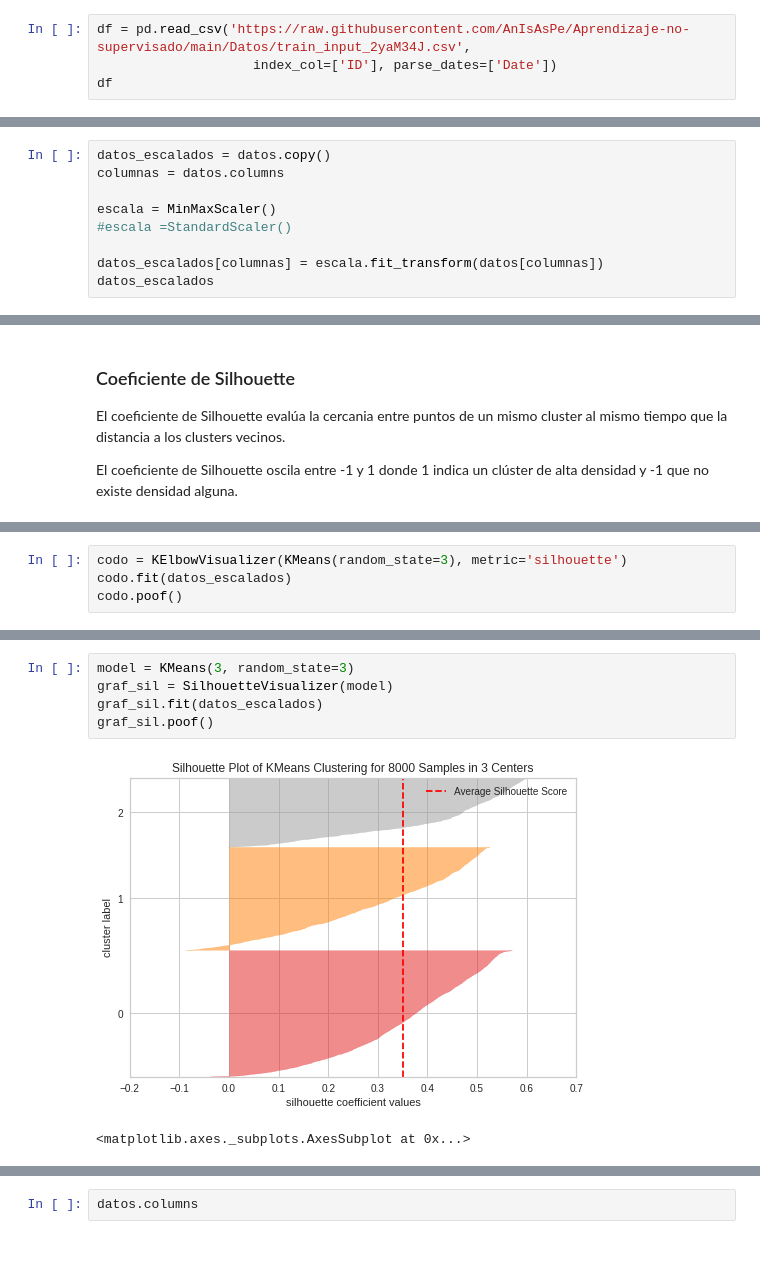
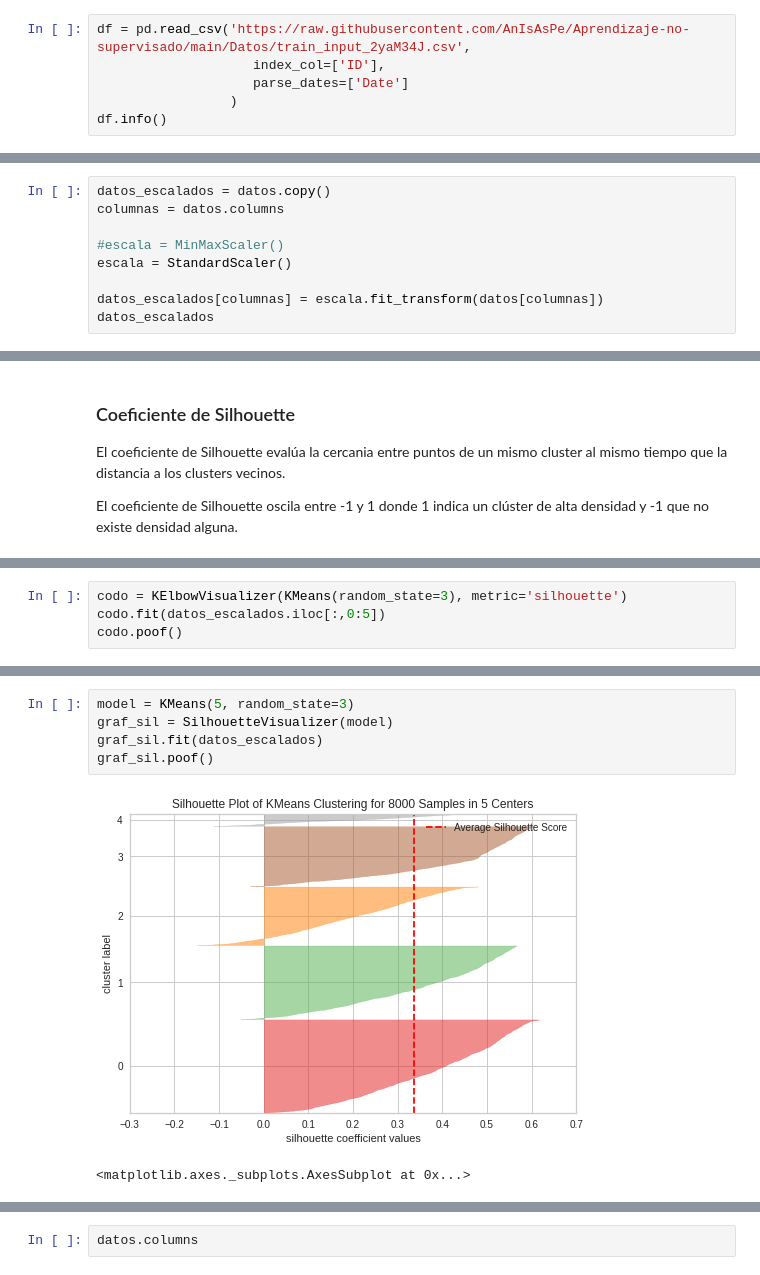
Before and after one commit to AnIsAsPe/Aprendizaje-no-supervisado, a Jupyter notebook: Aprendizaje_no_supervisado K means.ipynb, the cells around one changed output, grey strips where cells are left out. Drawn from its saved outputs; the diff is of its cells as text.

```diff
--- a/Aprendizaje_no_supervisado K means.ipynb
+++ b/Aprendizaje_no_supervisado K means.ipynb
@@ -45,6 +39,8 @@ import plotly.express as px
 ## Leer datos
 # %%
 df = pd.read_csv('https://raw.githubusercontent.com/AnIsAsPe/Aprendizaje-no-supervisado/main/Datos/train_input_2yaM34J.csv',
-                    index_col=['ID'], parse_dates=['Date'])
-df
+                    index_col=['ID'],
+                    parse_dates=['Date']
+                 )
+df.info()
 # %% [output]
@@ -155,8 +150,8 @@ plt.show()
 datos_escalados = datos.copy()
 columnas = datos.columns
 
-escala = MinMaxScaler()
-#escala =StandardScaler()
+#escala = MinMaxScaler()
+escala = StandardScaler()
 
 datos_escalados[columnas] = escala.fit_transform(datos[columnas])
 datos_escalados
@@ -198,5 +200,5 @@ El coeficiente de Silhouette oscila entre -1 y 1 donde 1 indica un clúster de a
 # %%
 codo = KElbowVisualizer(KMeans(random_state=3), metric='silhouette')
-codo.fit(datos_escalados)
+codo.fit(datos_escalados.iloc[:,0:5])
 codo.poof()
 # %% [output]
@@ -204,9 +206,9 @@ codo.poof()
 <matplotlib.axes._subplots.AxesSubplot at 0x...>
 # %%
-model = KMeans(3, random_state=3)
+model = KMeans(5, random_state=3)
 graf_sil = SilhouetteVisualizer(model)
 graf_sil.fit(datos_escalados)
 graf_sil.poof()
 # %% [output]
-[figure, old version]
+[figure, new version]
 <matplotlib.axes._subplots.AxesSubplot at 0x...>
```
Also changed, not shown: parts of 19 cells of this notebook.
